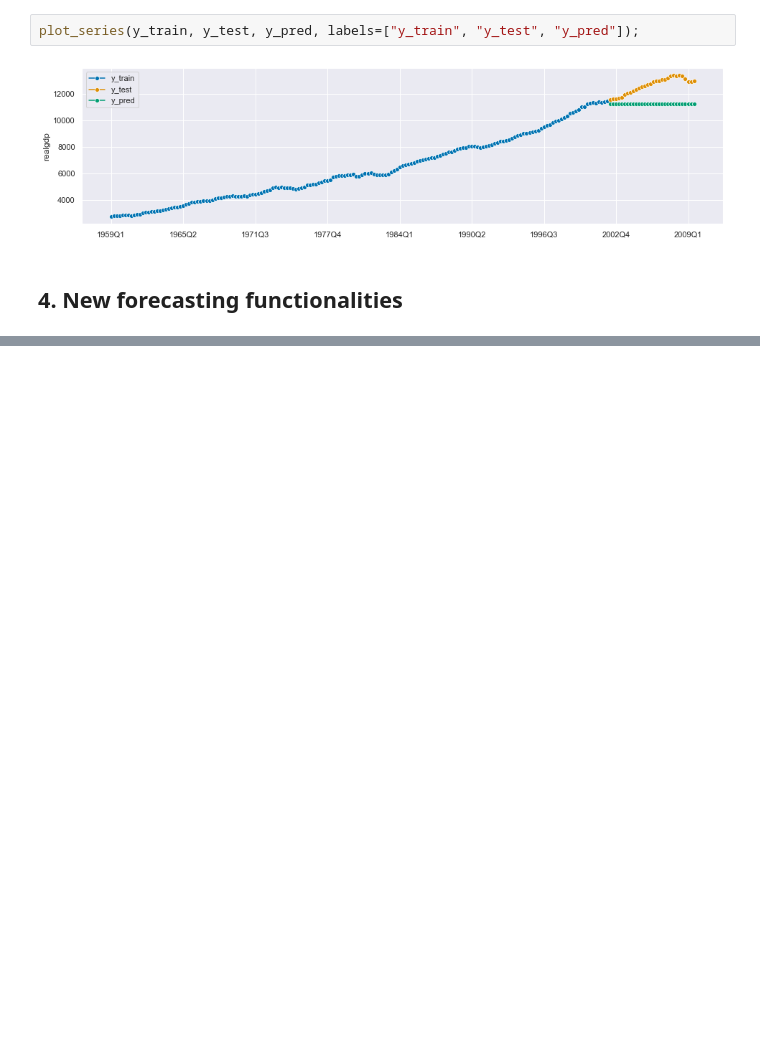
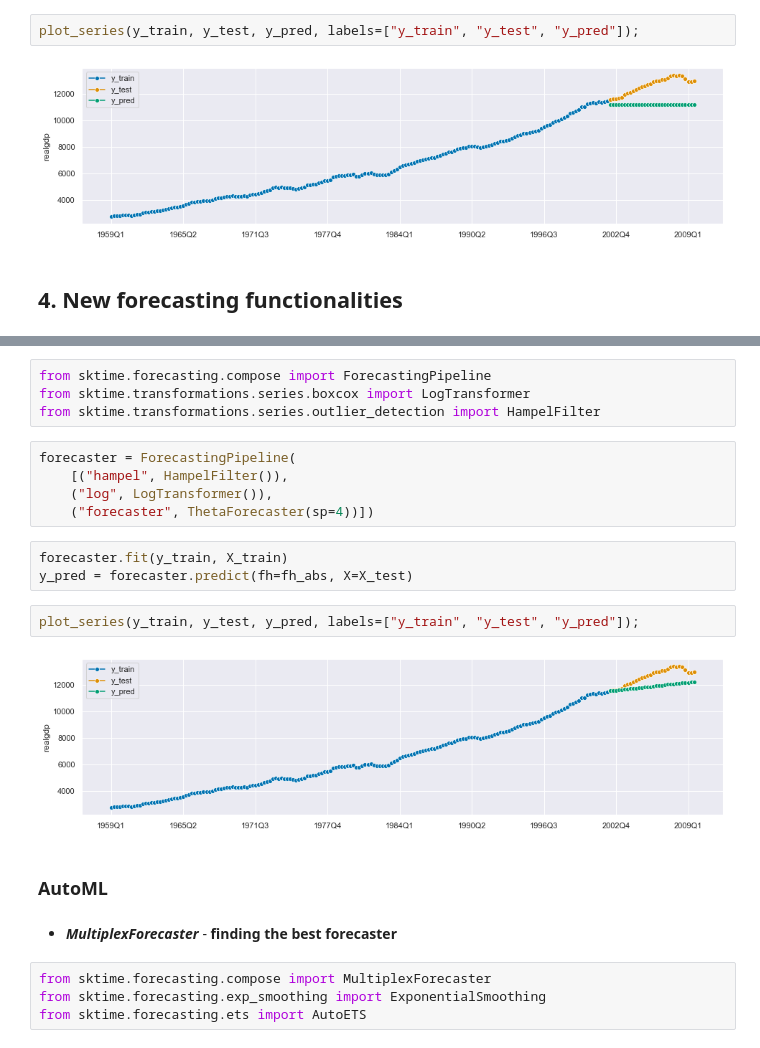
Before and after one commit to joanlenczuk/sktime_article, a Jupyter notebook: Sktime overview.ipynb, the cells around one changed output, grey strips where cells are left out. Cells and saved outputs as stored; diff of their text form; blank space fills up the shorter version.

```diff
--- a/Sktime overview.ipynb
+++ b/Sktime overview.ipynb
@@ -454,0 +510,24 @@ plot_series(y_train, y_test, y_pred, labels=["y_train", "y_test", "y_pred"]);
+# %%
+from sktime.forecasting.compose import ForecastingPipeline
+from sktime.transformations.series.boxcox import LogTransformer
+from sktime.transformations.series.outlier_detection import HampelFilter
+# %%
+forecaster = ForecastingPipeline(
+    [("hampel", HampelFilter()),
+    ("log", LogTransformer()),
+    ("forecaster", ThetaForecaster(sp=4))])
+# %%
+forecaster.fit(y_train, X_train)
+y_pred = forecaster.predict(fh=fh_abs, X=X_test)
+# %%
+plot_series(y_train, y_test, y_pred, labels=["y_train", "y_test", "y_pred"]);
+# %% [output]
+[figure, added]
+# %% [markdown]
+### AutoML
+# %% [markdown]
+- *****MultiplexForecaster***** - **finding the best forecaster**
+# %%
+from sktime.forecasting.compose import MultiplexForecaster
+from sktime.forecasting.exp_smoothing import ExponentialSmoothing
+from sktime.forecasting.ets import AutoETS
```
Also changed, not shown: parts of 48 cells of this notebook.
